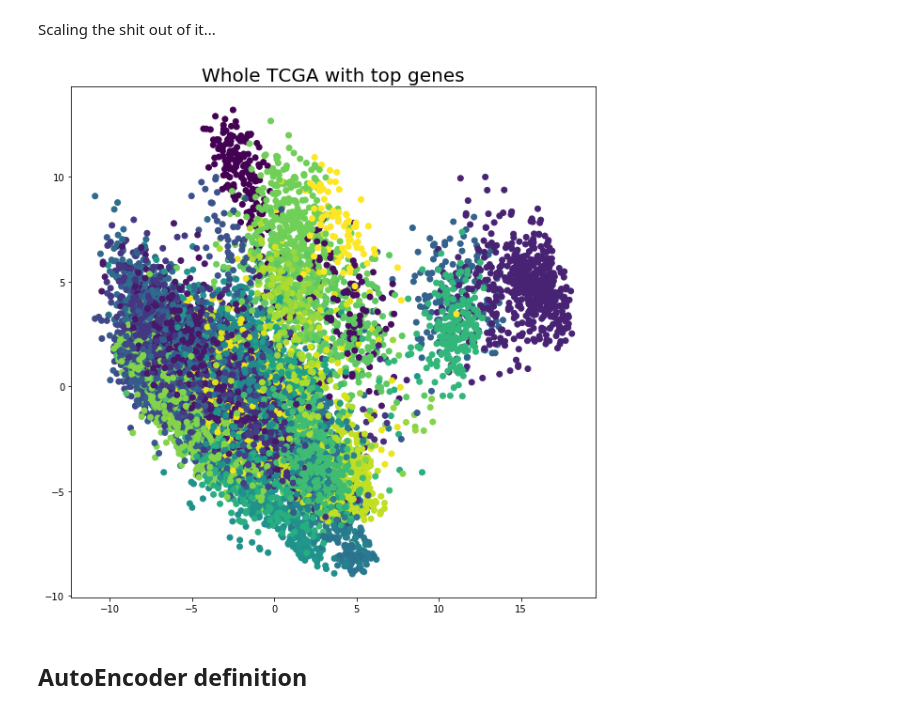
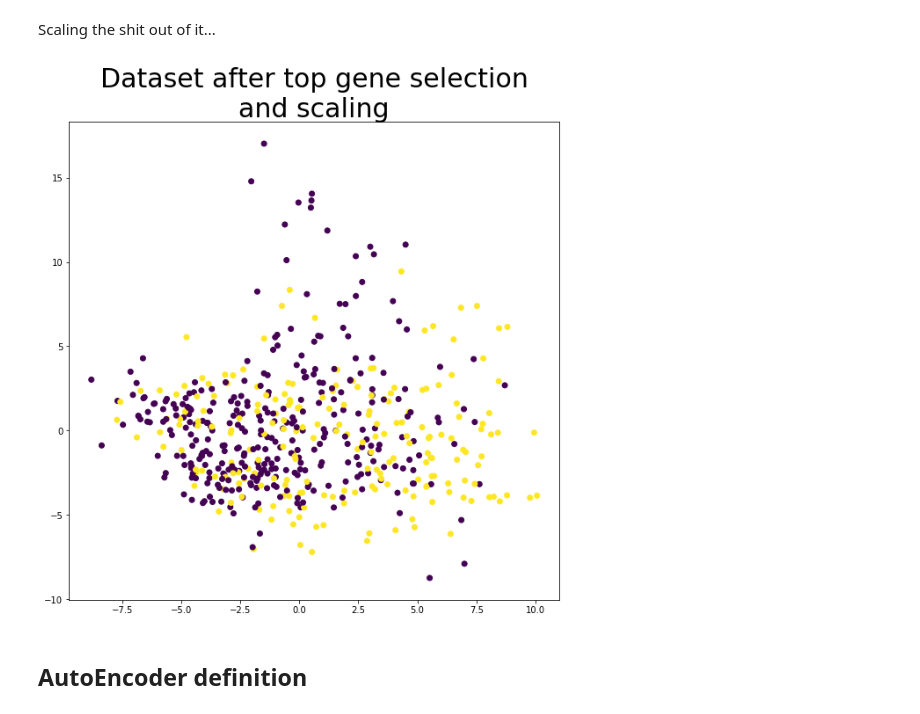
Before and after one commit to harel-coffee/cancer_classification-auto, a Jupyter notebook: staging/TCGA_AE.ipynb, the cells around one changed output. Cells and saved outputs as stored; diff of their text form; code cells hidden in the pictures.

```diff
--- a/staging/TCGA_AE.ipynb
+++ b/staging/TCGA_AE.ipynb
@@ -162,0 +169,10 @@ tcga, idx_to_sample, idx_to_gene, clinical, sample_types = load_PANCAN_TCGA_from
+# %%
+X_path = "./data/KIRC_gene_exp.tsv"
+X_meta_path = "./data/KIRC_clinicalMatrix.tsv"
+
+X, y, _, _, idx_to_gene_cohort, _ = utils.load_stage_data(X_path, X_meta_path)
+
+# reordering of X genes because it is different from TCGA
+idx_to_gene_cohort = idx_to_gene_cohort.sort_values()
+X = X[:, idx_to_gene_cohort.index.tolist()]
+idx_to_gene_cohort = idx_to_gene_cohort.reset_index(drop=True)
@@ -208,8 +226,8 @@ print("# Zero-mean genes: {}".format(n_genes_zero_mean))
 # %% [markdown]
 ### Median absolute deviation
 # %%
-genes_median = np.median(tcga, axis=0)
-genes_mad = np.median(np.abs(tcga - genes_median), axis=0)
+genes_median = np.median(X, axis=0)
+genes_mad = np.median(np.abs(X - genes_median), axis=0)
 
 mean_genes_mad = genes_mad.mean()
 
@@ -225,6 +243,6 @@ plt.show()
 # %% [markdown]
 Taking the top genes by MAD
 # %%
-top_k = 10000
+top_k = 5000
 genes_top_idxs = np.argsort(genes_mad)[::-1][:top_k]
-tcga_t = tcga[:, genes_top_idxs]
+X_t = X[:, genes_top_idxs]
@@ -232,15 +257,15 @@ tcga_t = tcga[:, genes_top_idxs]
 Scaling the shit out of it...
 # %%
 scaler = MinMaxScaler()
-scaler.fit(tcga_t)
-tcga_t = scaler.transform(tcga_t)
+scaler.fit(X_t)
+X_t = scaler.transform(X_t)
 # %%
 plt.figure(figsize=(10, 10))
-utils.plot_PCA(tcga_t, sample_types._primary_disease.tolist())
-plt.title("Whole TCGA with top genes", fontsize=20)
+utils.plot_PCA(X_t, y)
+plt.title("Dataset after top gene selection\nand scaling", fontsize=30)
 plt.show()
 # %% [output]
-[figure, old version]
+[figure, new version]
 # %% [markdown]
 ## AutoEncoder definition
 # %%
```
Also changed, not shown: parts of 45 cells of this notebook, 3 other files.
